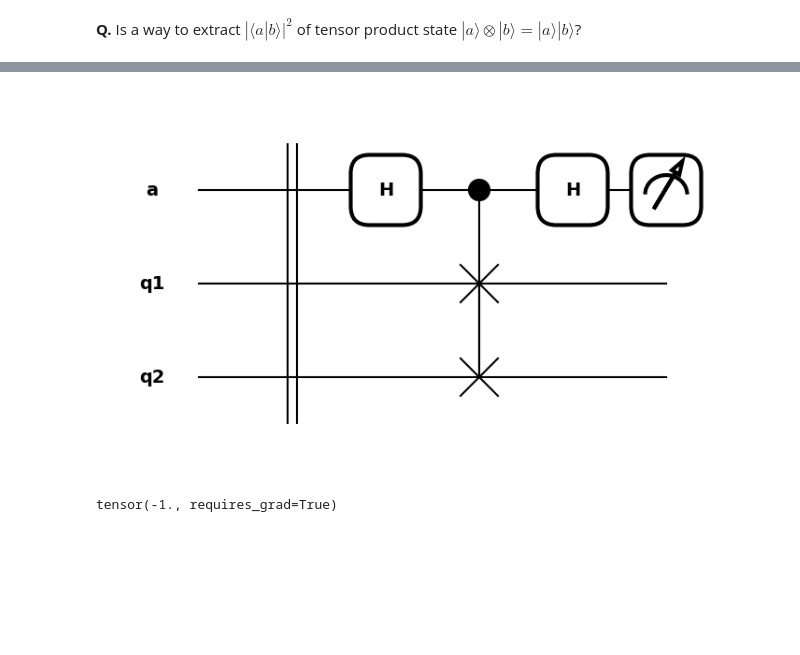
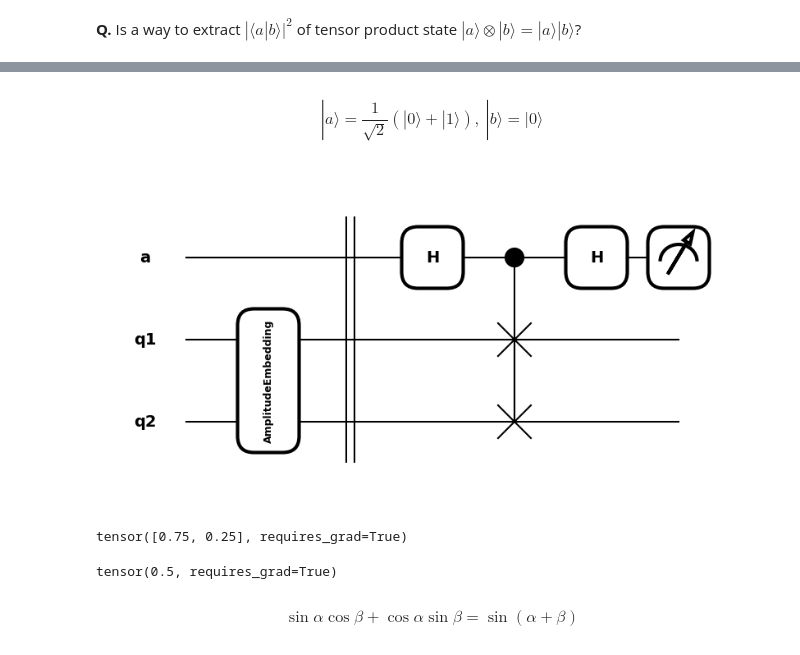
Before and after one commit to Axect/Pennylane_tutorial, a Jupyter notebook: 04_Hamiltonian_and_States.ipynb, the cells around one changed output, grey strips where cells are left out. Saved outputs shown, nothing was run; the diff lists cells and outputs as text; code cells hidden in the pictures; blank space fills up the shorter version.

Commit message:
SWAP Test Completed

```diff
--- a/04_Hamiltonian_and_States.ipynb
+++ b/04_Hamiltonian_and_States.ipynb
@@ -165,18 +166,12 @@ wires = ['a', 'q1', 'q2']
 dev3 = qml.device("default.qubit", wires=wires)
 # %%
 @qml.qnode(dev3)
+@qml.transforms.merge_amplitude_embedding
 def swap_test_circuit(a, b):
-    for x in a:
-        x
-    for y in b:
-        y
+    qml.AmplitudeEmbedding(a, wires='q1', normalize=True)
+    qml.AmplitudeEmbedding(b, wires='q2', normalize=True)
     qml.Barrier(wires=wires)
     qml.Hadamard(wires='a')
     qml.CSWAP(wires=wires)
     qml.Hadamard(wires='a')
     return qml.probs(wires='a')
-# %%
-qml.draw_mpl(swap_test_circuit)([qml.Hadamard(wires='q1')], [qml.PauliX(wires='q2'), qml.Hadamard(wires='q2')])
-plt.show()
-# %% [output]
-[figure, removed]
@@ -187,4 +178,15 @@ def swap_test(a, b):
-# %%
-swap_test([qml.Hadamard(wires='q1')], [qml.PauliX(wires='q2'), qml.Hadamard(wires='q2')])
-# %% [output]
-tensor(-1., requires_grad=True)
+# %% [markdown]
+$$
+|a\rangle = \frac{1}{\sqrt{2}}(|0\rangle + |1\rangle),~ |b\rangle = |0\rangle
+$$
+# %%
+a = np.array([1, 1])
+b = np.array([1, 0])
+qml.draw_mpl(swap_test_circuit)(a, b)
+plt.show()
+# %% [output]
+[figure, added]
+# %%
+swap_test_circuit(a, b)
+# %% [output]
+tensor([0.75, 0.25], requires_grad=True)
@@ -190,0 +197,4 @@ tensor(-1., requires_grad=True)
+# %%
+swap_test(a, b)
+# %% [output]
+tensor(0.5, requires_grad=True)
@@ -190,0 +207,4 @@ tensor(-1., requires_grad=True)
+# %% [markdown]
+$$
+\sin \alpha \cos\beta + \cos\alpha \sin\beta = \sin(\alpha + \beta)
+$$
```
Also changed, not shown: parts of 6 cells of this notebook.
